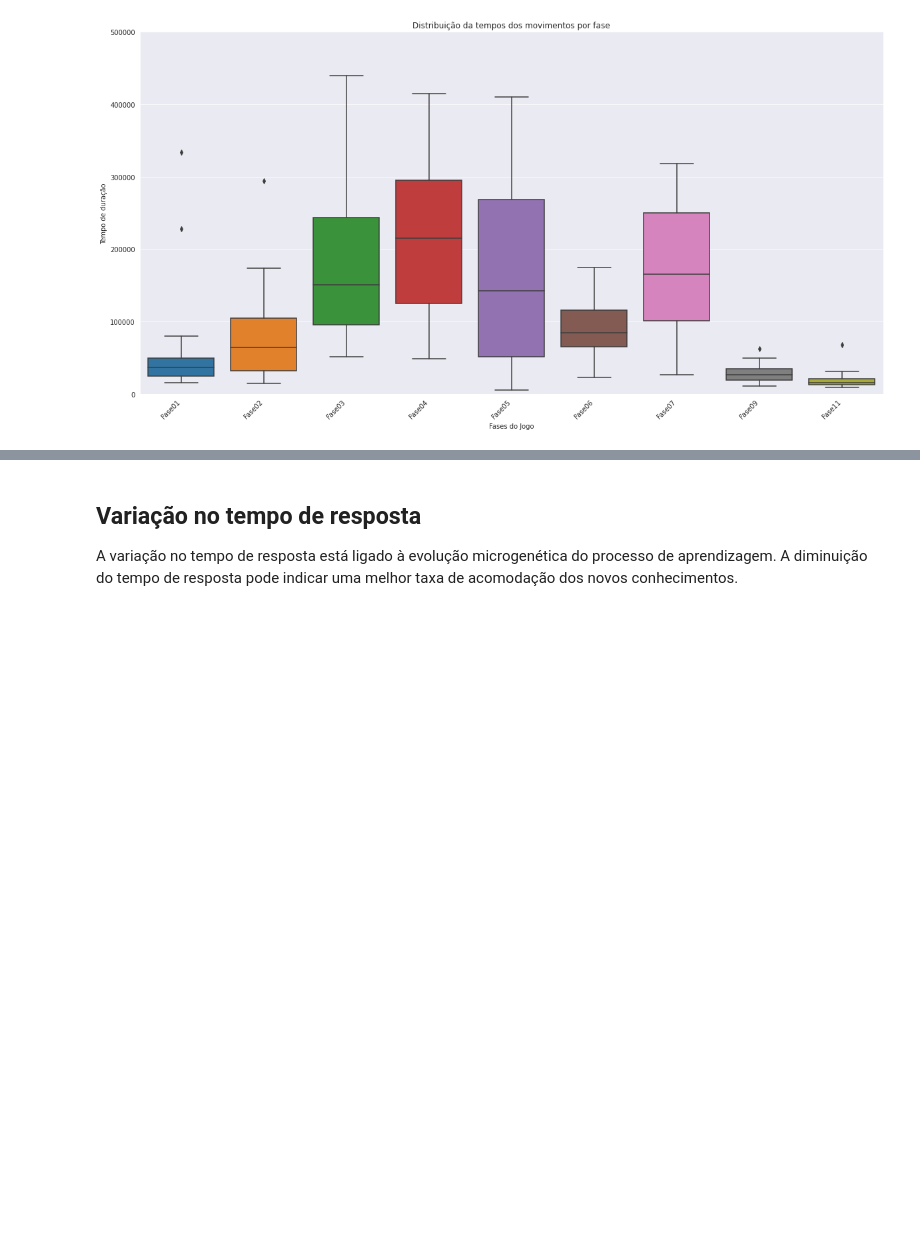
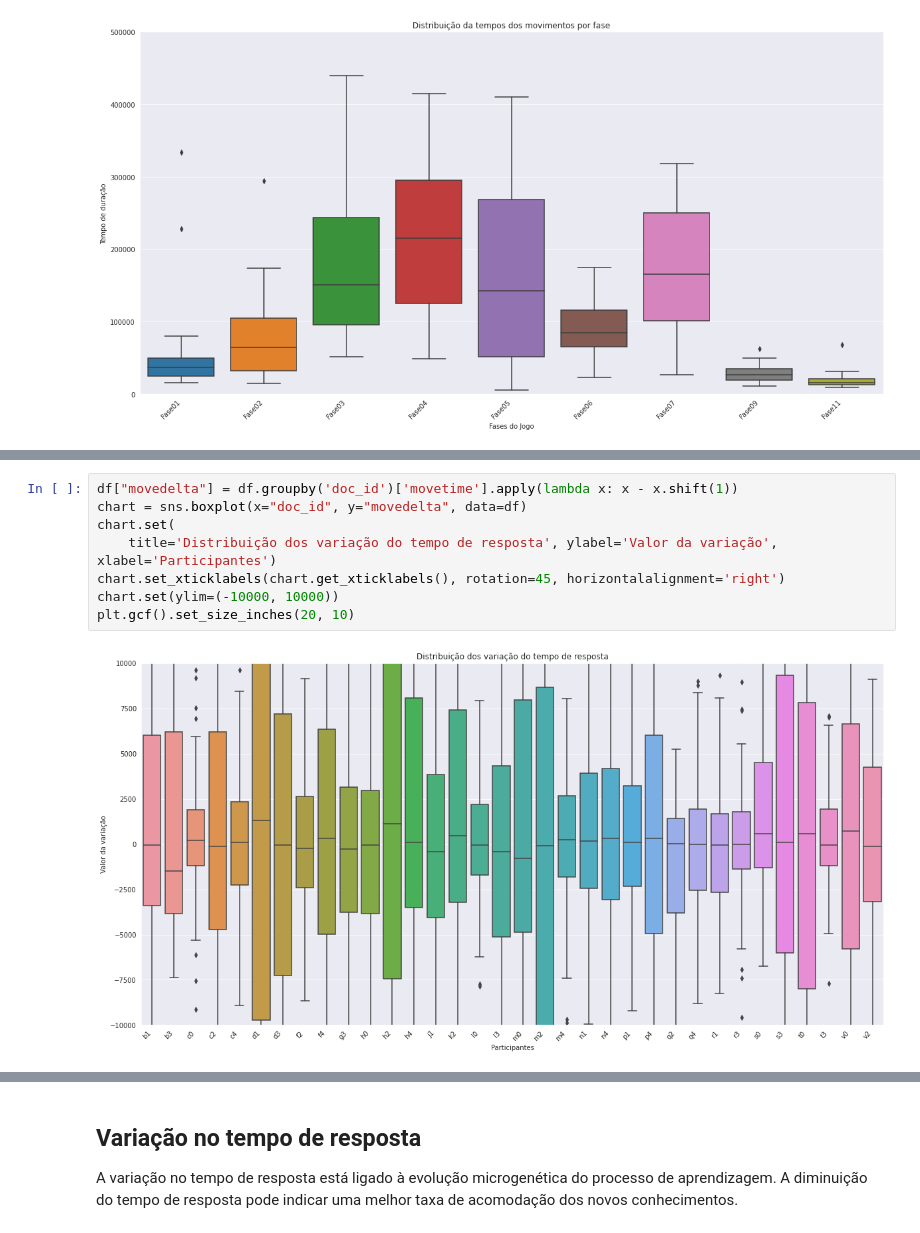
Before and after one commit to labase/data_edu, a Jupyter notebook: ipnb/organelas.ipynb, the cells around one changed output, grey strips where cells are left out. Saved outputs shown, nothing was run; the diff lists cells and outputs as text; blank space fills up the shorter version.

```diff
--- a/ipnb/organelas.ipynb
+++ b/ipnb/organelas.ipynb
@@ -230,0 +261,10 @@ ds
+# %%
+df["movedelta"] = df.groupby('doc_id')['movetime'].apply(lambda x: x - x.shift(1))
+chart = sns.boxplot(x="doc_id", y="movedelta", data=df)
+chart.set(
+    title='Distribuição dos variação do tempo de resposta', ylabel='Valor da variação', xlabel='Participantes')
+chart.set_xticklabels(chart.get_xticklabels(), rotation=45, horizontalalignment='right')
+chart.set(ylim=(-10000, 10000))
+plt.gcf().set_size_inches(20, 10)
+# %% [output]
+[figure, added]
```
Also changed, not shown: parts of 26 cells of this notebook, 1 other file.
